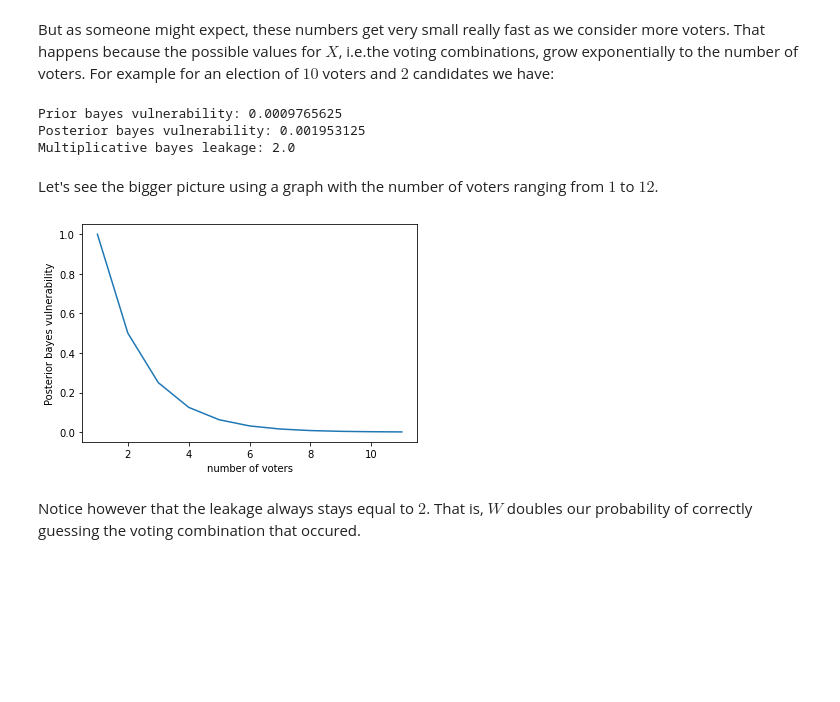
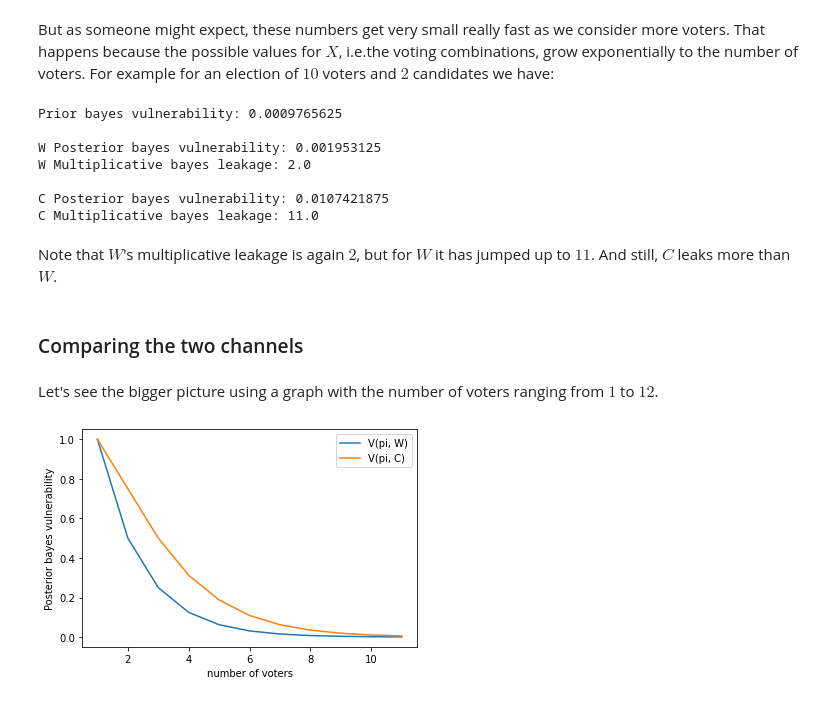
Before and after one commit to damik3/qif-notebooks, a Jupyter notebook: voting_systems/voting_systems.ipynb, the cells around one changed output. Cells and saved outputs as stored; diff of their text form; code cells hidden in the pictures; blank space fills up the shorter version.

```diff
--- a/voting_systems/voting_systems.ipynb
+++ b/voting_systems/voting_systems.ipynb
@@ -114,23 +186,35 @@ num_candidates = 2
 num_combinations = num_candidates ** num_voters
 # %%
 print("Prior bayes vulnerability:", measure.bayes_vuln.prior(probab.uniform(num_combinations)))
-print("Posterior bayes vulnerability:", measure.bayes_vuln.posterior(probab.uniform(num_combinations), get_W(num_voters, num_candidates)))
-print("Multiplicative bayes leakage:", measure.bayes_vuln.mult_leakage(probab.uniform(num_combinations), get_W(num_voters, num_candidates)))
+print()
+print("W Posterior bayes vulnerability:", measure.bayes_vuln.posterior(probab.uniform(num_combinations), get_W(num_voters, num_candidates)))
+print("W Multiplicative bayes leakage:", measure.bayes_vuln.mult_leakage(probab.uniform(num_combinations), get_W(num_voters, num_candidates)))
+print()
+print("C Posterior bayes vulnerability:", measure.bayes_vuln.posterior(probab.uniform(num_combinations), get_C(num_voters, num_candidates)))
+print("C Multiplicative bayes leakage:", measure.bayes_vuln.mult_leakage(probab.uniform(num_combinations), get_C(num_voters, num_candidates)))
 # %% [output]
 Prior bayes vulnerability: 0.0009765625
-Posterior bayes vulnerability: 0.001953125
-Multiplicative bayes leakage: 2.0
+
+W Posterior bayes vulnerability: 0.001953125
+W Multiplicative bayes leakage: 2.0
+
+C Posterior bayes vulnerability: 0.0107421875
+C Multiplicative bayes leakage: 11.0
+# %% [markdown]
+Note that $W$'s multiplicative leakage is again $2$, but for $W$ it has jumped up to $11$. And still, $C$ leaks more than $W$.
+# %% [markdown]
+### Comparing the two channels
 # %% [markdown]
 Let's see the bigger picture using a graph with the number of voters ranging from $1$ to $12$.
 # %%
 c = 2 # number of candidates
 vs = [v for v in range(1, 12)]
 # %%
-plt.plot(vs, [measure.bayes_vuln.posterior(probab.uniform(c ** v), get_W(v, c)) for v in vs])
+plt.plot(vs, [measure.bayes_vuln.posterior(probab.uniform(c ** v), get_W(v, c)) for v in vs], label="V(pi, W)")
+plt.plot(vs, [measure.bayes_vuln.posterior(probab.uniform(c ** v), get_C(v, c)) for v in vs], label="V(pi, C)")
 plt.xlabel('number of voters')
 plt.ylabel('Posterior bayes vulnerability')
+plt.legend()
 None
 # %% [output]
-[figure, old version]
+[figure, new version]
-# %% [markdown]
-Notice however that the leakage always stays equal to $2$. That is, $W$ doubles our probability of correctly guessing the voting combination that occured.
```
Also changed, not shown: parts of 20 cells of this notebook.
